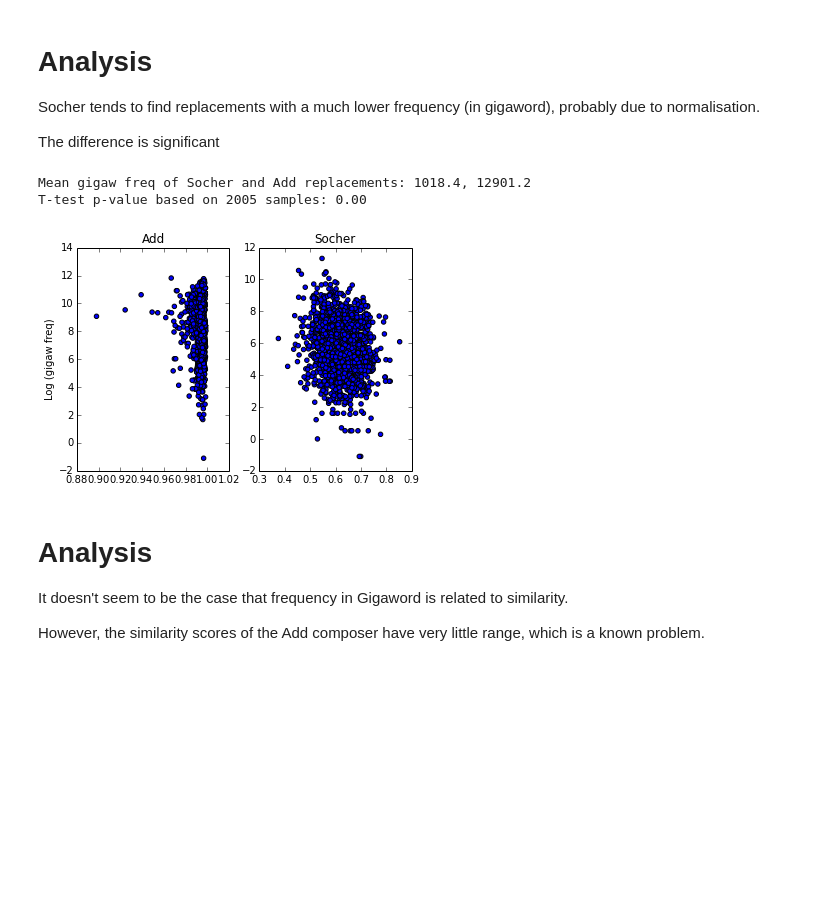
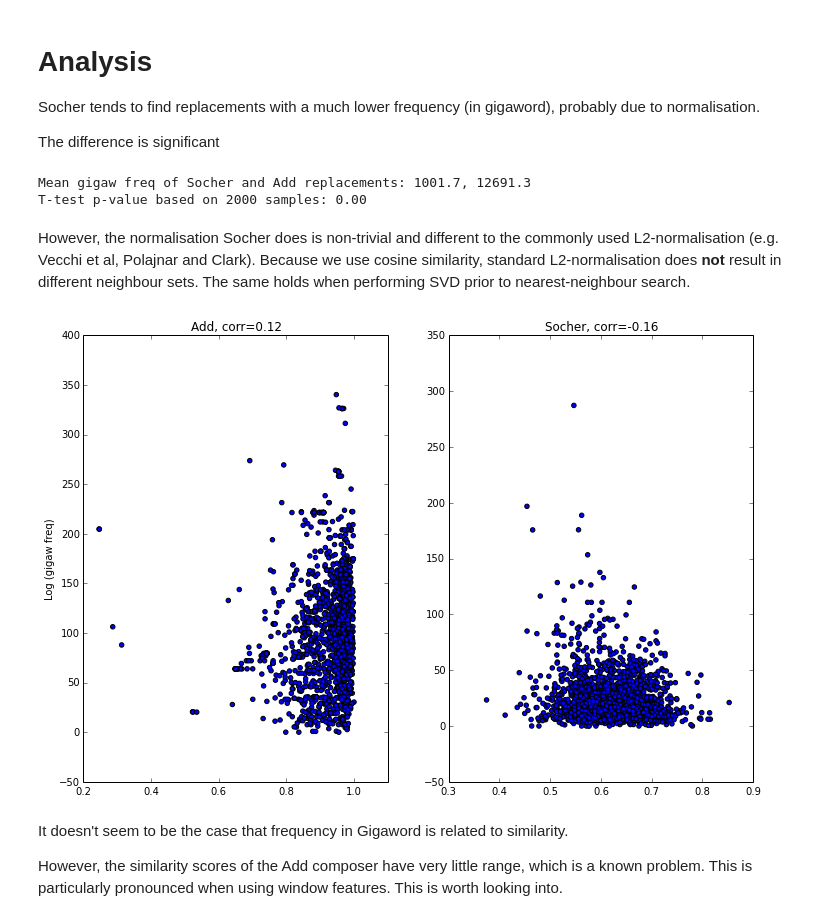
Before and after one commit to mbatchkarov/thesisgenerator, a Jupyter notebook: notebooks/explore_classifier_predictions.ipynb, the cells around one changed output. Saved outputs shown, nothing was run; the diff lists cells and outputs as text; code cells hidden in the pictures; blank space fills up the shorter version.

Commit message:
More analysis

```diff
--- a/notebooks/explore_classifier_predictions.ipynb
+++ b/notebooks/explore_classifier_predictions.ipynb
@@ -32,11 +32,11 @@ Experiment statistics
 ================
 Pick a few random documents that are classified correctly by Socher and incorrectly by one other classifier
 # %%
-# the respective experiment numbers are 103 and 86
+# the respective experiment numbers are 103 and 61
 # exp2 is a bag-of-words baseline
 
 SOCHER_NUM = 103
-ADD_NUM = 86
+ADD_NUM = 61
 BASELINE_NUM = 2
 with open('statistics/stats-exp%d-0-cv0-ev.MultinomialNB.pkl'%SOCHER_NUM) as infile:
     socher = pickle.load(infile)
@@ -207,16 +205,19 @@ def get_replacements_df(paraphrases_file, lo_dict, feat_freq):
         sims = df['replacement%d_sim' % i]
         ranks = df['replacement%d_rank' % i]
         for original, replacement, sim, rank in zip(df.index, replacements, sims, ranks):
-            if sim > 0:  # filter out NaN-s
+            if (sim > 0) and (not np.isnan(sim)) and (not np.isnan(rank)):  # filter out NaN-s
                 res[original].append(Replacement(replacement, lo_dict[replacement], feat_freq[replacement], sim, rank))
     return res
 
 socher_replacements = get_replacements_df('statistics/stats-exp%d-0-cv0-ev.par.csv'%SOCHER_NUM, lo_dict, feat_freq)
 add_replacements = get_replacements_df('statistics/stats-exp%d-0-cv0-ev.par.csv'%ADD_NUM, lo_dict, feat_freq)
-
 print socher_replacements['open/J_market/N']
 print
 print add_replacements['open/J_market/N']
+
+# freeze the dicts
+# socher_replacements.default_factory = None
+# add_replacements.default_factory = None
 # %% [output]
 [export/N_earnings/N (LO -inf, sim 0.56, rank 202, freq 318), year/N_net/N (LO inf, sim 0.56, rank 234, freq 0), oil/N_stock/N (LO -inf, sim 0.56, rank 239, freq 355)]
 
@@ -314,11 +323,12 @@ Gigaword frequency of replacements
 
 Find features that both Socher and Add had replacements for, compare the frequency of these replacements in Gigaword
 # %%
-both = set(socher_replacements.keys()) & set(add_replacements)
 socher_ranks, socher_freqs, socher_sims  = [], [], []
 add_ranks, add_freqs, add_sims = [], [], []
 for feat in socher_replacements.keys():
-    if feat not in add_replacements:
+    if (not add_replacements[feat]) or (not socher_replacements[feat]):
+        # these are both defaultdicts, and the cell above queries them for keys they may not contain
+        # this check skips over the values that get inserted this way and prevent np.mean([])
         continue
     socher_ranks.append(np.mean([r.rank for r in socher_replacements[feat]]))
     socher_freqs.append(np.mean([r.unlab_freq_replacement for r in socher_replacements[feat]]))
@@ -327,7 +337,7 @@ for feat in socher_replacements.keys():
     add_freqs.append(np.mean([r.unlab_freq_replacement for r in add_replacements[feat]]))
     add_sims.append(np.mean([r.sim for r in add_replacements[feat]]))
 
-
+figsize(12,8)
 f, axarr = plt.subplots(2, 2, sharey=True);
 axarr[0, 0].hist(socher_ranks, bins=20);
 axarr[0, 0].set_title('Socher ranks')
@@ -355,25 +365,27 @@ from scipy.stats import ttest_ind, ttest_rel
 print 'Mean gigaw freq of Socher and Add replacements: %2.1f, %2.1f'%(mean(socher_freqs), mean(add_freqs))
 print 'T-test p-value based on %d samples: %2.2f'%(len(socher_freqs), ttest_ind(socher_freqs, add_freqs)[1])
 # %% [output]
-Mean gigaw freq of Socher and Add replacements: 1018.4, 12901.2
-T-test p-value based on 2005 samples: 0.00
+Mean gigaw freq of Socher and Add replacements: 1001.7, 12691.3
+T-test p-value based on 2000 samples: 0.00
+# %% [markdown]
+However, the normalisation Socher does is non-trivial and different to the commonly used L2-normalisation (e.g. Vecchi et al, Polajnar and Clark). Because we use cosine similarity, standard L2-normalisation does **not** result in different neighbour sets. The same holds when performing SVD prior to nearest-neighbour search.
 # %%
-len(add_sims) == len(add_freqs)
-len(socher_sims) == len(socher_freqs)
+from scipy.stats import pearsonr
+assert len(add_sims) == len(add_freqs)
+assert len(socher_sims) == len(socher_freqs)
 plt.subplot(1,2,1)
-plt.scatter(add_sims, np.log(add_freqs));
+plt.scatter(add_sims, np.sqrt(add_freqs));
+corr = pearsonr(add_sims, np.sqrt(add_freqs))[0]
 plt.ylabel('Log (gigaw freq)');
-plt.title('Add');
+plt.title('Add, corr=%.2f'%corr);
 
 plt.subplot(1,2,2)
-plt.scatter(socher_sims, np.log(socher_freqs));
-plt.title('Socher');
+plt.scatter(socher_sims, np.sqrt(socher_freqs));
+corr = pearsonr(socher_sims, np.sqrt(socher_freqs))[0]
+plt.title('Socher, corr=%.2f'%corr);
 # %% [output]
-[figure, old version]
+[figure, new version]
 # %% [markdown]
-Analysis
-====
-
 It doesn't seem to be the case that frequency in Gigaword is related to similarity.
 
-However, the similarity scores of the Add composer have very little range, which is a known problem.
+However, the similarity scores of the Add composer have very little range, which is a known problem. This is particularly pronounced when using window features. This is worth looking into.
```
Also changed, not shown: parts of 9 cells of this notebook, 1 other file.
